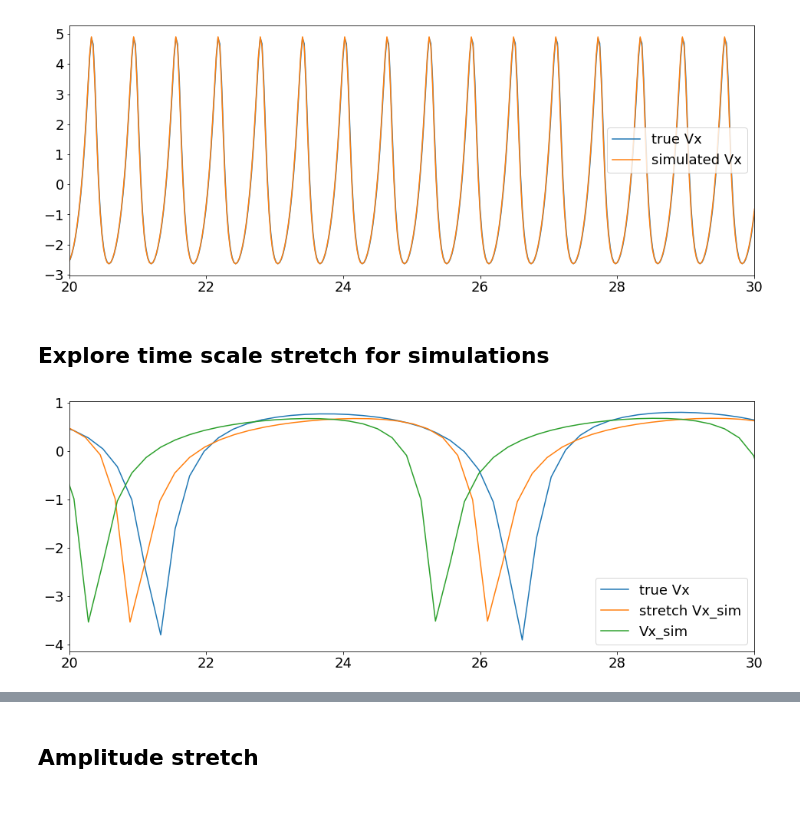
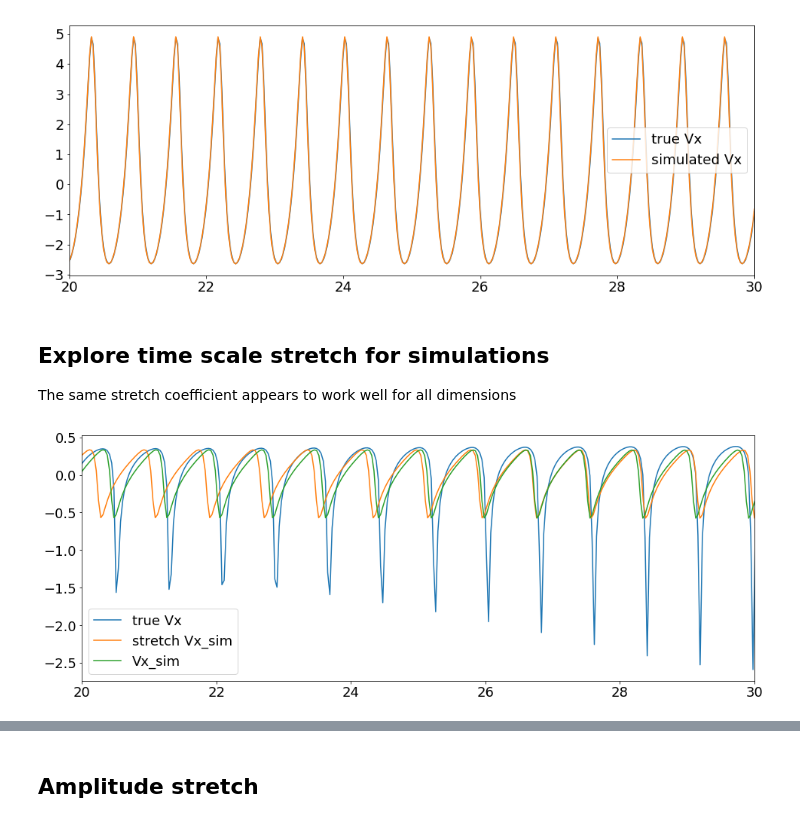
Before and after one commit to Mixanik-43/IDAO-2020, a Jupyter notebook: utils_notebook.ipynb, the cells around one changed output, grey strips where cells are left out. Cells and saved outputs as stored; diff of their text form; code cells hidden in the pictures.

```diff
--- a/utils_notebook.ipynb
+++ b/utils_notebook.ipynb
@@ -248,24 +226,26 @@ plt.legend();
 [figure]
 # %% [markdown]
 ## Explore time scale stretch for simulations
+
+The same stretch coefficient appears to work well for all dimensions
 # %%
 true_feats = ['Vx','Vy','Vz']
 sim_feats = [f + '_sim' for f in true_feats]
 stretched_feats = [f+'_stretch' for f in true_feats]
 stretch_amp_feats = [f + '_amp' for f in stretched_feats]
 # %%
-data = remove_time_jumps_fast(get_satellite_data(s_data, 391))
+data = remove_time_jumps_fast(get_satellite_data(s_data, 530))
 plt.figure(figsize=(16, 6))
 plt.plot(data['t'],data['Vz'], label = 'true Vx');
 plt.plot(1.03*data['t'],data['Vz_sim'], label = 'stretch Vx_sim');
 plt.plot(data['t'],data['Vz_sim'], label = 'Vx_sim');
 
 plt.xlim([0,10])
 #plt.xlim([10,20])
 plt.xlim([20,30])
 plt.legend();
 # %% [output]
-[figure, old version]
+[figure, new version]
 # %%
 smape(data[true_feats].to_numpy(),data[sim_feats].to_numpy())
 # %% [output]
```
Also changed, not shown: parts of 42 cells of this notebook.
